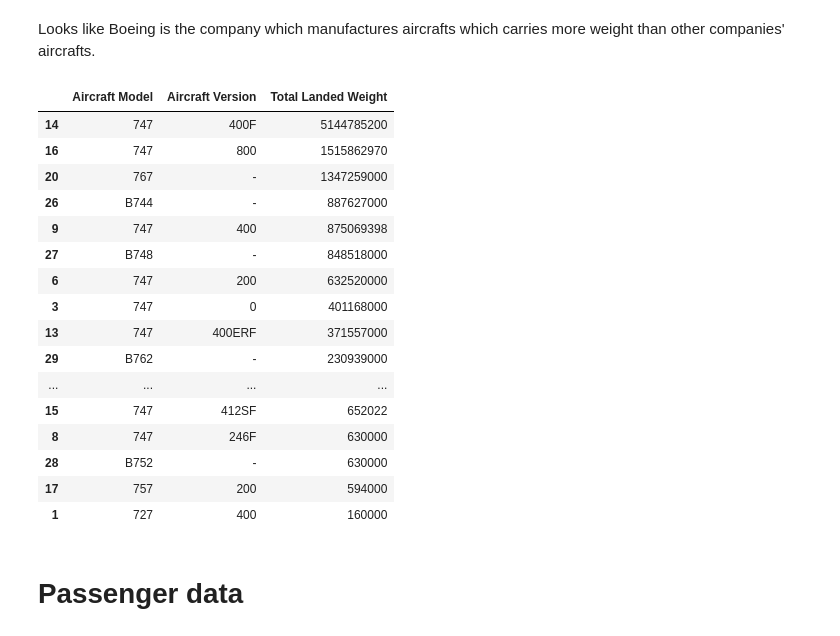
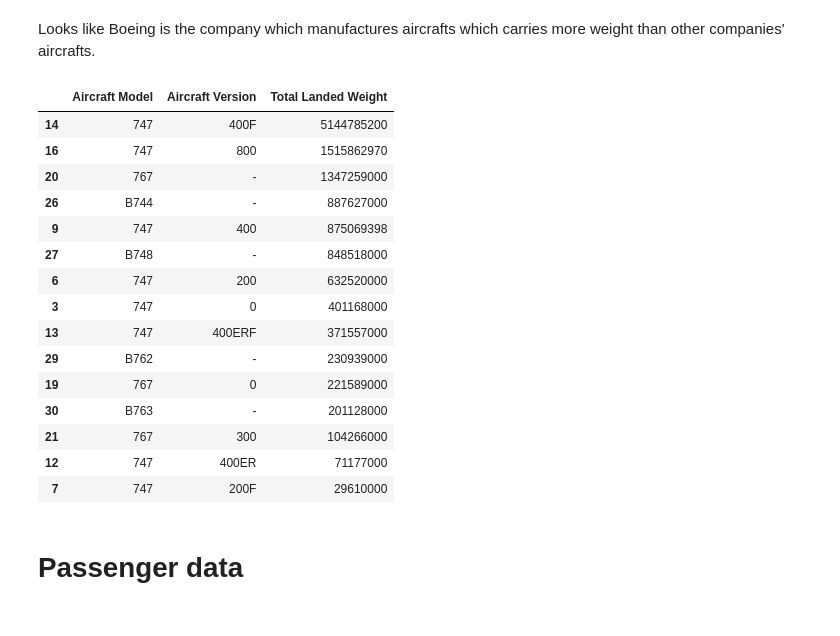
Before and after one commit to rajtilakls2510/Data-Analysis-Projects, a Jupyter notebook: Air_traffic_statistics.ipynb, the cells around one changed output. Cells and saved outputs as stored; diff of their text form; code cells hidden in the pictures.

```diff
--- a/Air_traffic_statistics.ipynb
+++ b/Air_traffic_statistics.ipynb
@@ -244,25 +230,24 @@ Name: Total Landed Weight, dtype: int64
 Looks like Boeing is the company which manufactures aircrafts which carries more weight than other companies' aircrafts.
 # %%
 # Let us find which aircraft of Boeing carries the most weight
-dec_7_17[(dec_7_17['Aircraft Manufacturer']=="Boeing")&(dec_7_17['Landing Aircraft Type']=='Freighter')].groupby(['Aircraft Model','Aircraft Version'],as_index=False)['Total Landed Weight'].agg('sum').sort_values('Total Landed Weight',ascending=False)
+dec_7_17[(dec_7_17['Aircraft Manufacturer']=="Boeing")&(dec_7_17['Landing Aircraft Type']=='Freighter')].groupby(['Aircraft Model','Aircraft Version'],as_index=False)['Total Landed Weight'].agg('sum').sort_values('Total Landed Weight',ascending=False).head(15)
 # %% [output]
 |  | Aircraft Model | Aircraft Version | Total Landed Weight |
 | 14 | 747 | 400F | 5144785200 |
 | 16 | 747 | 800 | 1515862970 |
 | 20 | 767 | - | 1347259000 |
 | 26 | B744 | - | 887627000 |
 | 9 | 747 | 400 | 875069398 |
 | 27 | B748 | - | 848518000 |
 | 6 | 747 | 200 | 632520000 |
 | 3 | 747 | 0 | 401168000 |
 | 13 | 747 | 400ERF | 371557000 |
 | 29 | B762 | - | 230939000 |
-| ... | ... | ... | ... |
-| 15 | 747 | 412SF | 652022 |
-| 8 | 747 | 246F | 630000 |
-| 28 | B752 | - | 630000 |
-| 17 | 757 | 200 | 594000 |
-| 1 | 727 | 400 | 160000 |
+| 19 | 767 | 0 | 221589000 |
+| 30 | B763 | - | 201128000 |
+| 21 | 767 | 300 | 104266000 |
+| 12 | 747 | 400ER | 71177000 |
+| 7 | 747 | 200F | 29610000 |
 # %% [markdown]
 # Passenger data
 # %%
```
Also changed, not shown: parts of 7 cells of this notebook.
